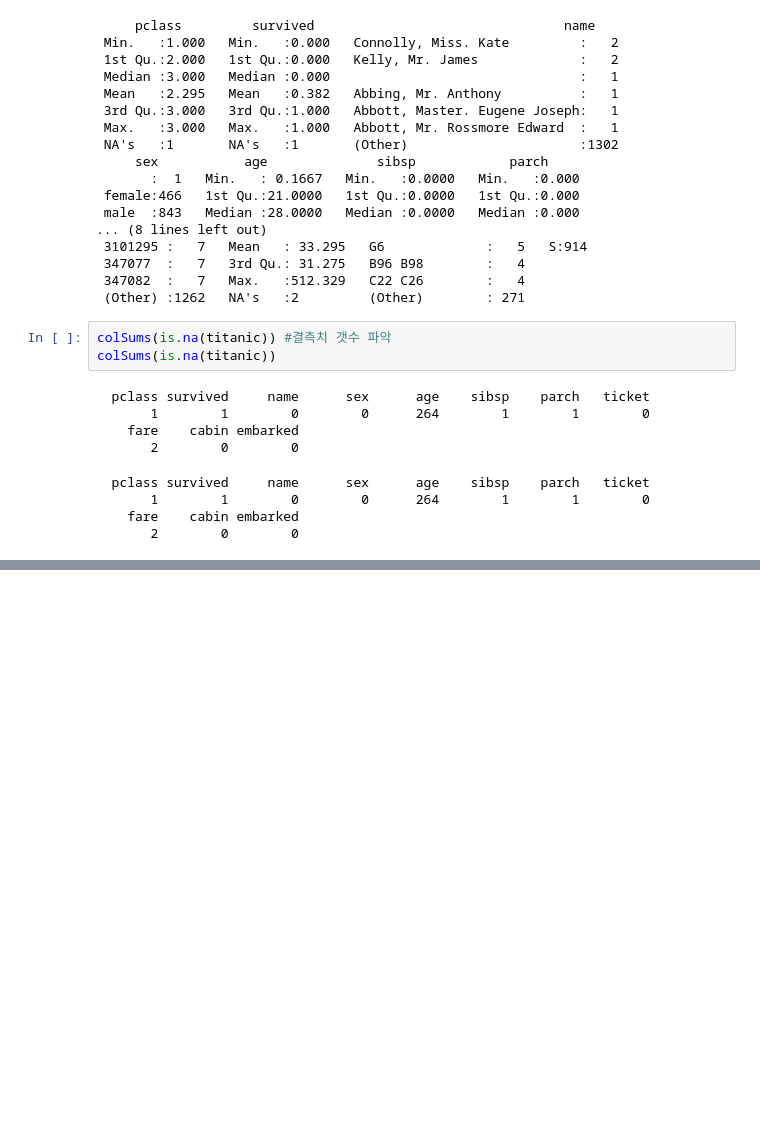
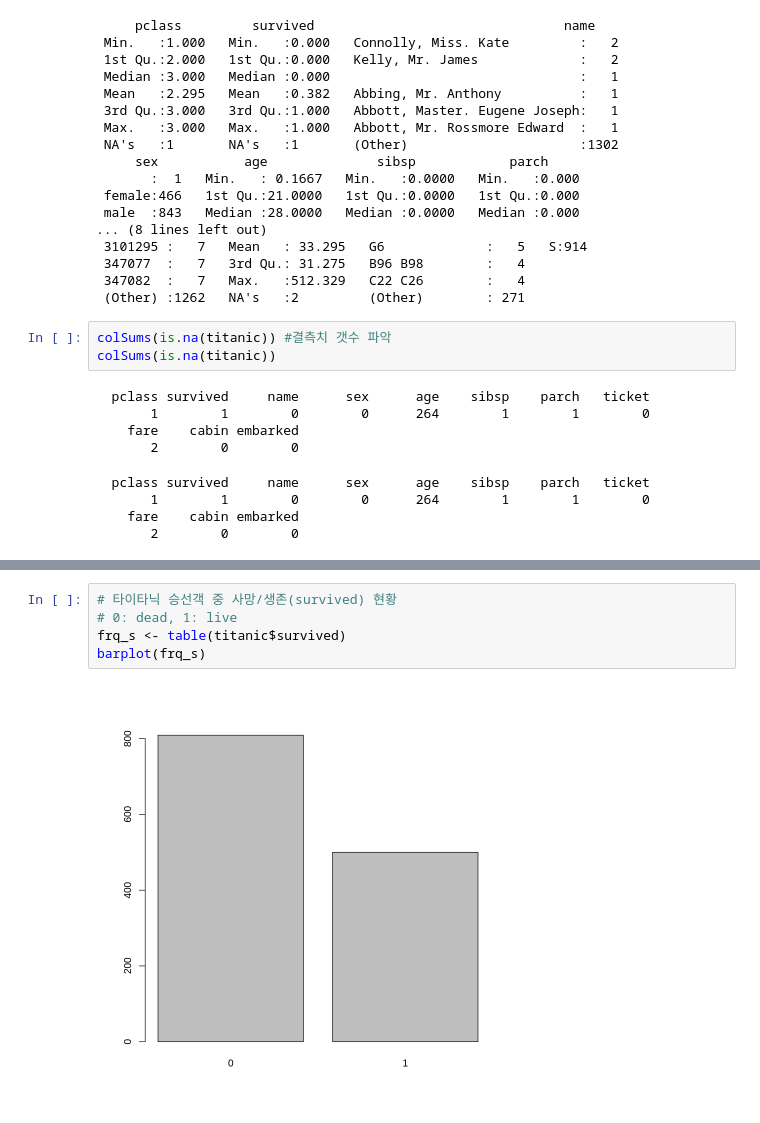
Before and after one commit to Gelassenheit17/R_Statistics, a Jupyter notebook: R수업02_자료형1.ipynb, the cells around one changed output, grey strips where cells are left out. Drawn from its saved outputs; the diff is of its cells as text; blank space fills up the shorter version.

```diff
--- a/R수업02_자료형1.ipynb
+++ b/R수업02_자료형1.ipynb
@@ -331,0 +335,7 @@ colSums(is.na(titanic))
+# %%
+# 타이타닉 승선객 중 사망/생존(survived) 현황
+# 0: dead, 1: live
+frq_s <- table(titanic$survived)
+barplot(frq_s)
+# %% [output]
+[figure, added]
```
Also changed, not shown: parts of 10 cells of this notebook.
